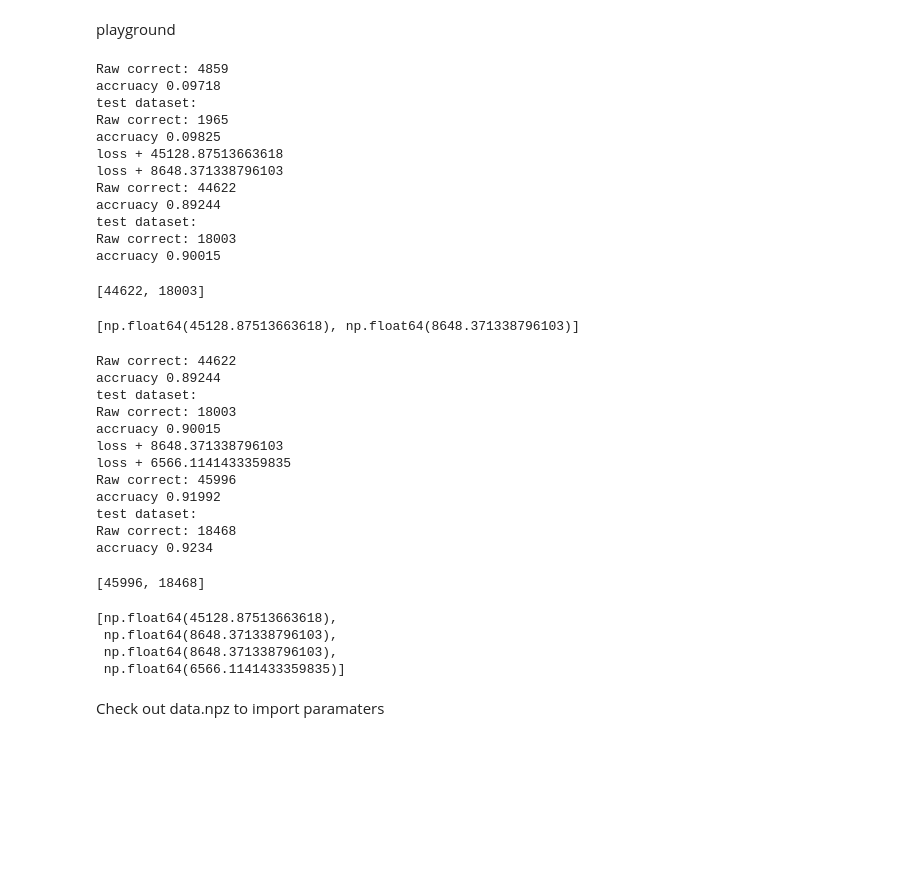
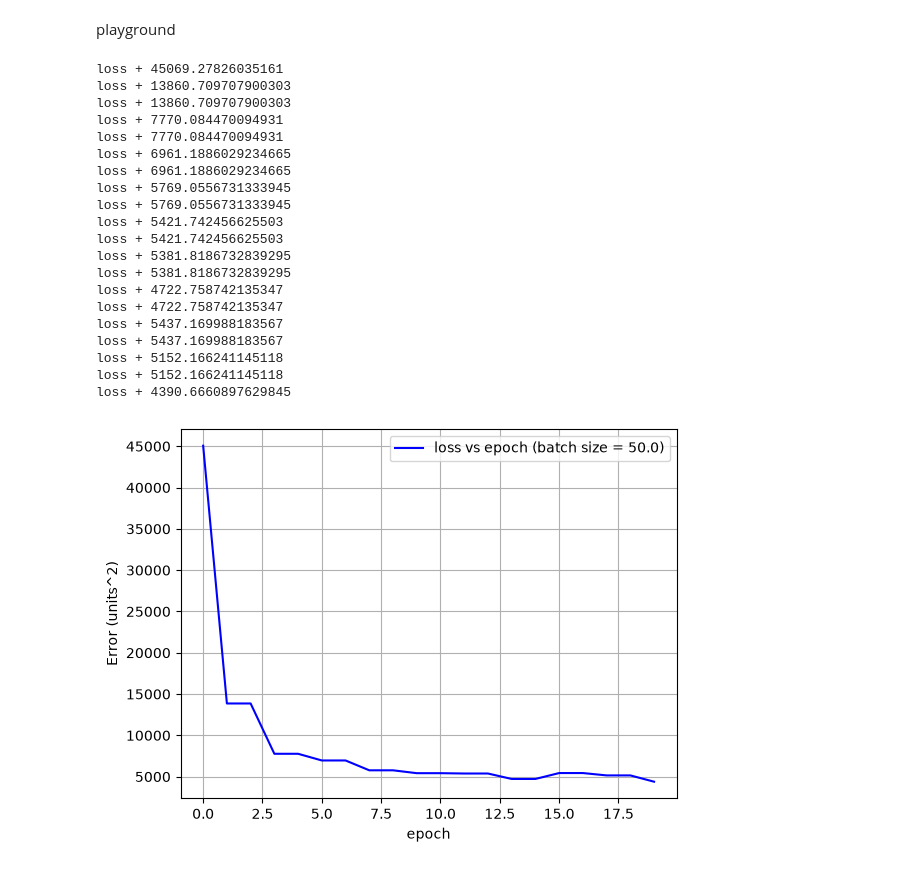
Before and after one commit to gamedoescool/ComputationalGraph, a Jupyter notebook: src/MNIST_test.ipynb, the cells around one changed output. Cells and saved outputs as stored; diff of their text form; code cells hidden in the pictures; blank space fills up the shorter version.

```diff
--- a/src/MNIST_test.ipynb
+++ b/src/MNIST_test.ipynb
@@ -160,51 +158,36 @@ def test_model():
 # %% [markdown]
 playground
-# %%
-test_model()
-iterative_train()
-test_model()
-# %% [output]
-Raw correct: 4859
-accruacy 0.09718
-test dataset:
-Raw correct: 1965
-accruacy 0.09825
-loss + 45128.87513663618
-loss + 8648.371338796103
-Raw correct: 44622
-accruacy 0.89244
-test dataset:
-Raw correct: 18003
-accruacy 0.90015
-[44622, 18003]
-# %%
-total
-# %% [output]
-[np.float64(45128.87513663618), np.float64(8648.371338796103)]
 # %%
-test_model()
-batch_train()
-test_model()
+for j in range(10):
+    batch_train()
 # %% [output]
-Raw correct: 44622
-accruacy 0.89244
-test dataset:
-Raw correct: 18003
-accruacy 0.90015
-loss + 8648.371338796103
-loss + 6566.1141433359835
-Raw correct: 45996
-accruacy 0.91992
-test dataset:
-Raw correct: 18468
-accruacy 0.9234
+loss + 45069.27826035161
+loss + 13860.709707900303
+loss + 13860.709707900303
+loss + 7770.084470094931
+loss + 7770.084470094931
+loss + 6961.1886029234665
+loss + 6961.1886029234665
+loss + 5769.0556731333945
+loss + 5769.0556731333945
+loss + 5421.742456625503
+loss + 5421.742456625503
+loss + 5381.8186732839295
+loss + 5381.8186732839295
+loss + 4722.758742135347
+loss + 4722.758742135347
+loss + 5437.169988183567
+loss + 5437.169988183567
+loss + 5152.166241145118
+loss + 5152.166241145118
+loss + 4390.6660897629845
-[45996, 18468]
 # %%
-total
+plt.plot(total,label=f'loss vs epoch (batch size = {TRAIN_AMOUNT/BATCH_AMOUNT})',color='blue')
+plt.xlabel("epoch")
+plt.ylabel("Error (units^2)")
+plt.legend()
+plt.grid(True)
+
+plt.show()
 # %% [output]
-[np.float64(45128.87513663618),
- np.float64(8648.371338796103),
- np.float64(8648.371338796103),
- np.float64(6566.1141433359835)]
+[figure, added]
-# %% [markdown]
-Check out data.npz to import paramaters
```
Also changed, not shown: parts of 4 cells of this notebook.
